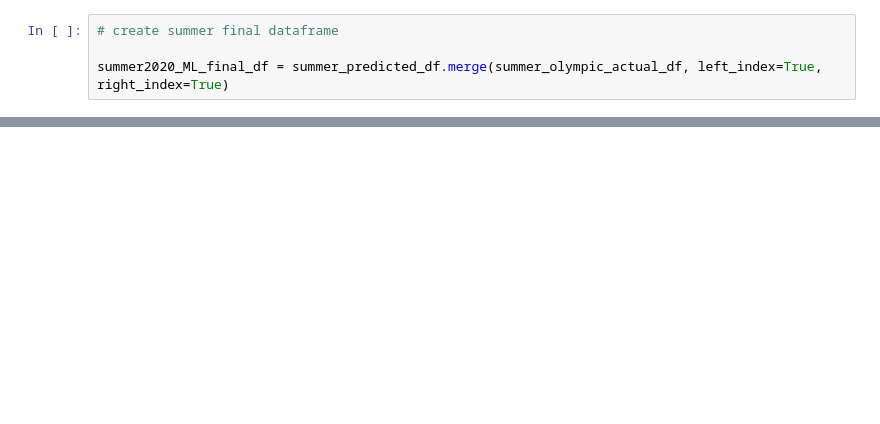
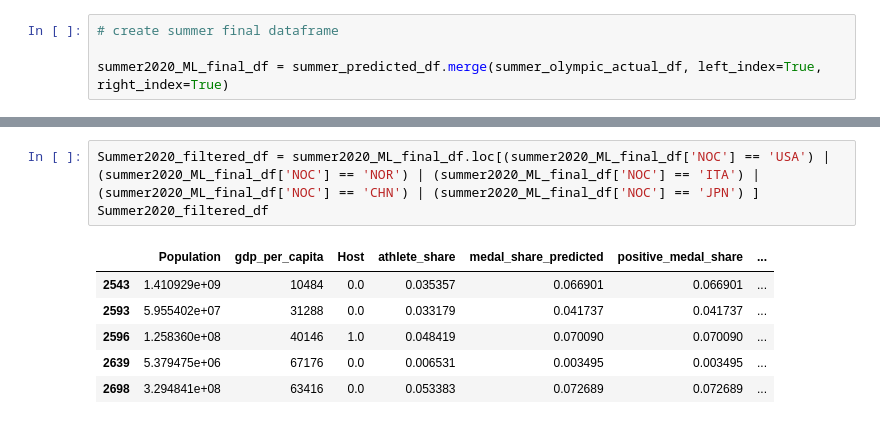
Before and after one commit to olympics2022/olympic_medal_analysis, a Jupyter notebook: Analysis/2020_Summer_ML.ipynb, the cells around one changed output, grey strips where cells are left out. Saved outputs shown, nothing was run; the diff lists cells and outputs as text; blank space fills up the shorter version.

```diff
--- a/Analysis/2020_Summer_ML.ipynb
+++ b/Analysis/2020_Summer_ML.ipynb
@@ -272,0 +212,10 @@ summer2020_ML_final_df
+# %%
+Summer2020_filtered_df = summer2020_ML_final_df.loc[(summer2020_ML_final_df['NOC'] == 'USA') | (summer2020_ML_final_df['NOC'] == 'NOR') | (summer2020_ML_final_df['NOC'] == 'ITA') | (summer2020_ML_final_df['NOC'] == 'CHN') | (summer2020_ML_final_df['NOC'] == 'JPN') ]
+Summer2020_filtered_df
+# %% [output]
+|  | Population | gdp_per_capita | Host | athlete_share | medal_share_predicted | positive_medal_share | ... |
+| 2543 | 1.410929e+09 | 10484 | 0.0 | 0.035357 | 0.066901 | 0.066901 | ... |
+| 2593 | 5.955402e+07 | 31288 | 0.0 | 0.033179 | 0.041737 | 0.041737 | ... |
+| 2596 | 1.258360e+08 | 40146 | 1.0 | 0.048419 | 0.070090 | 0.070090 | ... |
+| 2639 | 5.379475e+06 | 67176 | 0.0 | 0.006531 | 0.003495 | 0.003495 | ... |
+| 2698 | 3.294841e+08 | 63416 | 0.0 | 0.053383 | 0.072689 | 0.072689 | ... |
```
Also changed, not shown: parts of 17 cells of this notebook, 8 other files.
